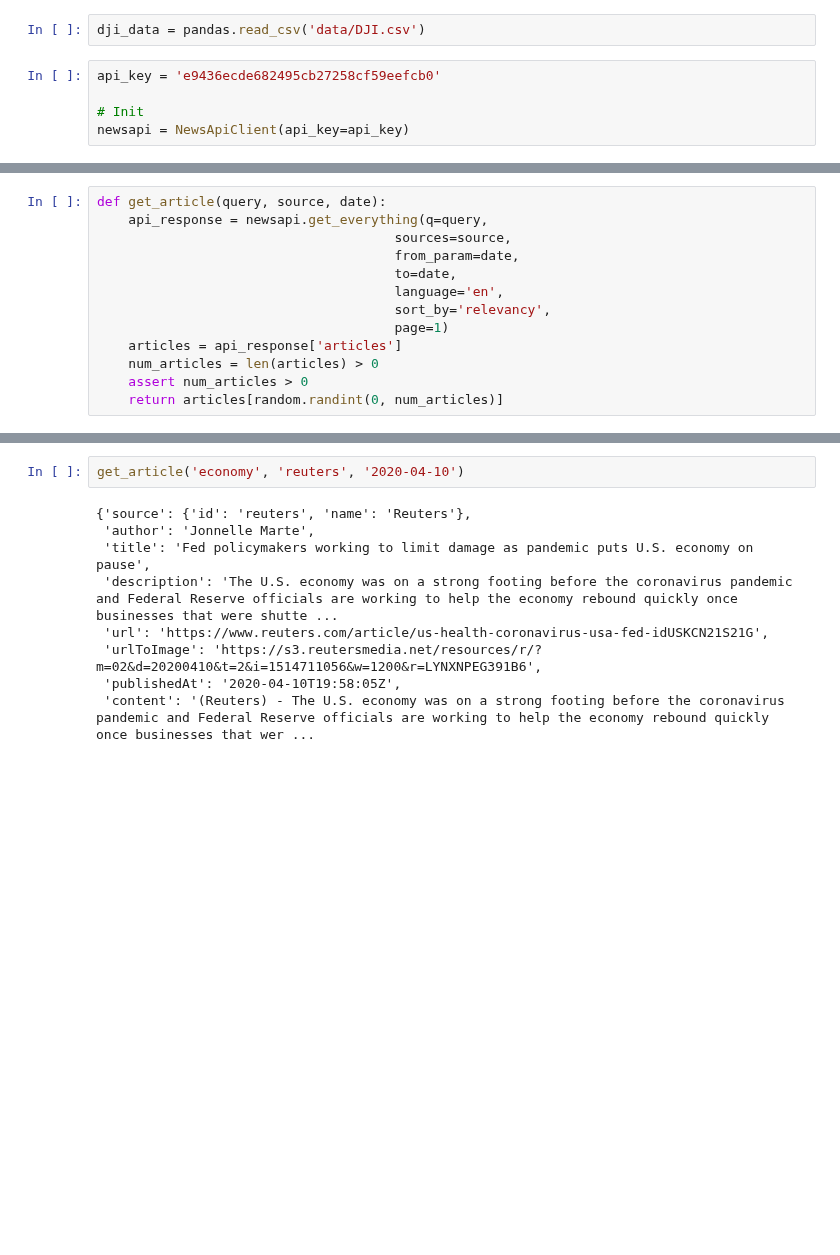
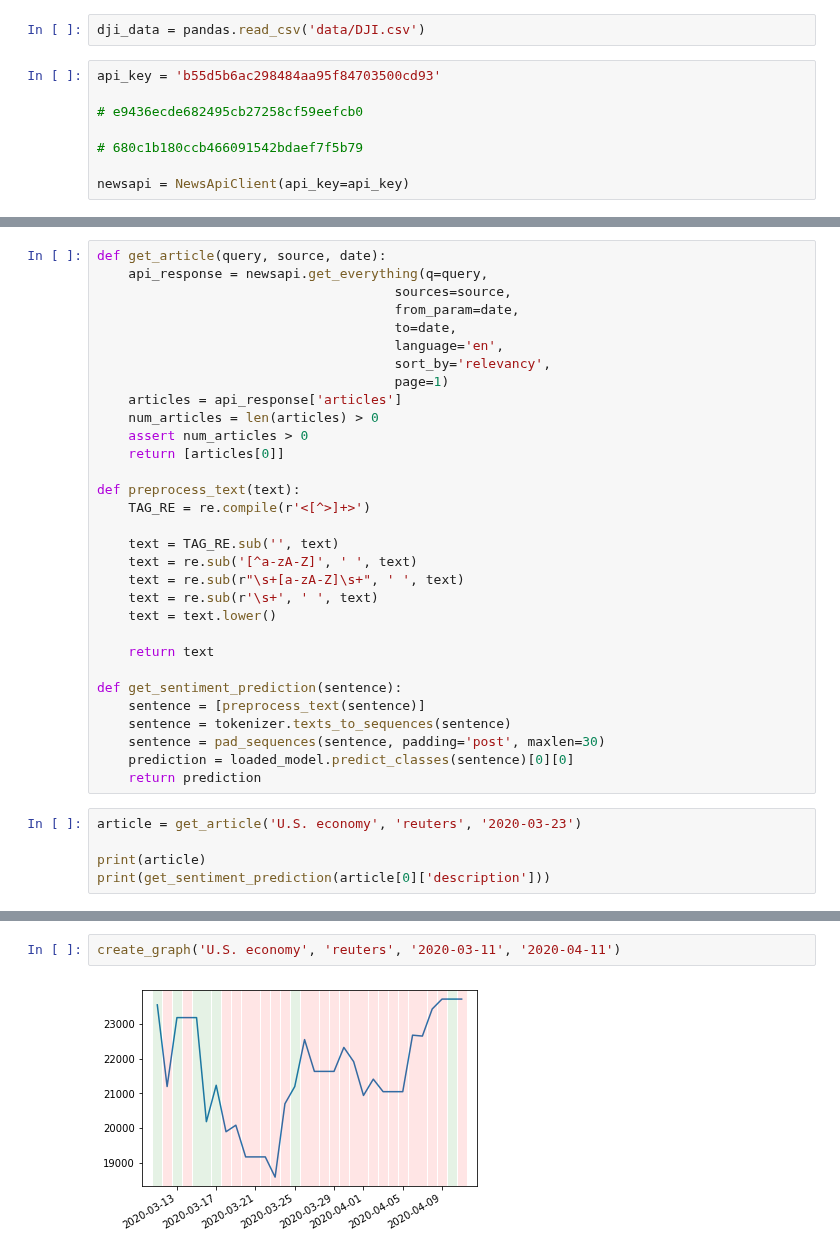
Before and after one commit to SeanMichaelLee/CAP6640-Project, a Jupyter notebook: EconomicNewsSentimentGraph.ipynb, the cells around one changed output, grey strips where cells are left out. Drawn from its saved outputs; the diff is of its cells as text; blank space fills up the shorter version.

```diff
--- a/EconomicNewsSentimentGraph.ipynb
+++ b/EconomicNewsSentimentGraph.ipynb
@@ -11,7 +18,10 @@ import pandas
 # %%
 dji_data = pandas.read_csv('data/DJI.csv')
 # %%
-api_key = 'e9436ecde682495cb27258cf59eefcb0'
+api_key = 'b55d5b6ac298484aa95f84703500cd93'
 
-# Init
+# e9436ecde682495cb27258cf59eefcb0
+
+# 680c1b180ccb466091542bdaef7f5b79
+
 newsapi = NewsApiClient(api_key=api_key)
@@ -27,4 +58,27 @@ def get_article(query, source, date):
     articles = api_response['articles']
     num_articles = len(articles) > 0
     assert num_articles > 0
-    return articles[random.randint(0, num_articles)]
+    return [articles[0]]
+
+def preprocess_text(text):
+    TAG_RE = re.compile(r'<[^>]+>')
+
+    text = TAG_RE.sub('', text)
+    text = re.sub('[^a-zA-Z]', ' ', text)
+    text = re.sub(r"\s+[a-zA-Z]\s+", ' ', text)
+    text = re.sub(r'\s+', ' ', text)
+    text = text.lower()
+
+    return text
+
+def get_sentiment_prediction(sentence):
+    sentence = [preprocess_text(sentence)]
+    sentence = tokenizer.texts_to_sequences(sentence)
+    sentence = pad_sequences(sentence, padding='post', maxlen=30)
+    prediction = loaded_model.predict_classes(sentence)[0][0]
+    return prediction
+# %%
+article = get_article('U.S. economy', 'reuters', '2020-03-23')
+
+print(article)
+print(get_sentiment_prediction(article[0]['description']))
@@ -31,11 +132,4 @@ def get_article(query, source, date):
 # %%
-get_article('economy', 'reuters', '2020-04-10')
+create_graph('U.S. economy', 'reuters', '2020-03-11', '2020-04-11')
 # %% [output]
-{'source': {'id': 'reuters', 'name': 'Reuters'},
- 'author': 'Jonnelle Marte',
- 'title': 'Fed policymakers working to limit damage as pandemic puts U.S. economy on pause',
- 'description': 'The U.S. economy was on a strong footing before the coronavirus pandemic and Federal Reserve officials are working to help the economy rebound quickly once businesses that were shutte ...
- 'url': 'https://www.reuters.com/article/us-health-coronavirus-usa-fed-idUSKCN21S21G',
- 'urlToImage': 'https://s3.reutersmedia.net/resources/r/?m=02&d=20200410&t=2&i=1514711056&w=1200&r=LYNXNPEG391B6',
- 'publishedAt': '2020-04-10T19:58:05Z',
- 'content': '(Reuters) - The U.S. economy was on a strong footing before the coronavirus pandemic and Federal Reserve officials are working to help the economy rebound quickly once businesses that wer ...
+[figure, added]
```
Also changed, not shown: parts of 9 cells of this notebook, 36 other files.
